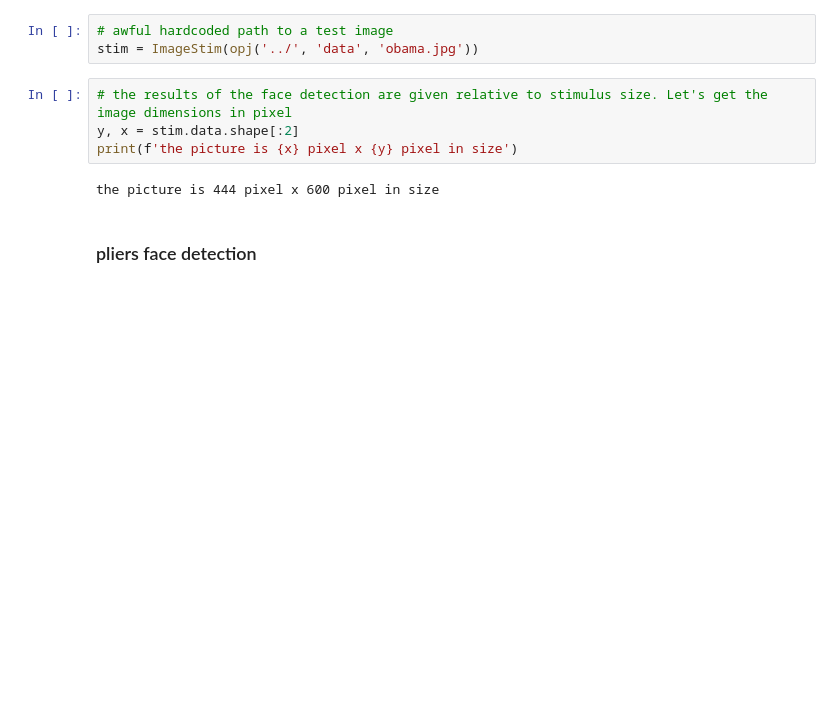
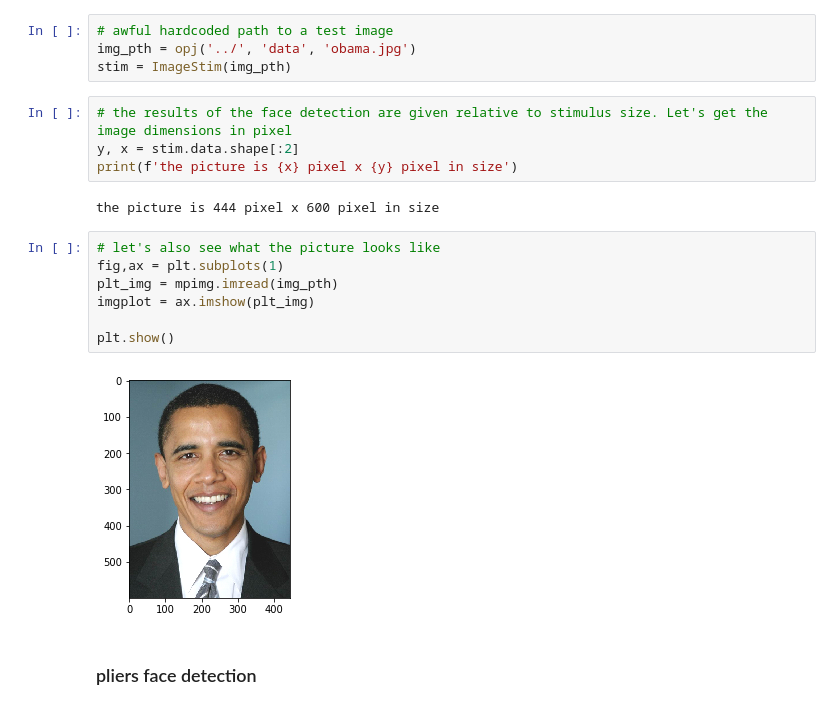
Before and after one commit to jacobtfisher/natstim_neurohack19, a Jupyter notebook: face_annot/code/Facedetection_comparison.ipynb, the cells around one changed output. Drawn from its saved outputs; the diff is of its cells as text; blank space fills up the shorter version.

Commit message:
Added image plotting

```diff
--- a/face_annot/code/Facedetection_comparison.ipynb
+++ b/face_annot/code/Facedetection_comparison.ipynb
@@ -27,12 +29,22 @@ WARNING: Logging before flag parsing goes to stderr.
 # %%
 # awful hardcoded path to a test image
-stim = ImageStim(opj('../', 'data', 'obama.jpg'))
+img_pth = opj('../', 'data', 'obama.jpg')
+stim = ImageStim(img_pth)
 # %%
 # the results of the face detection are given relative to stimulus size. Let's get the image dimensions in pixel
 y, x = stim.data.shape[:2]
 print(f'the picture is {x} pixel x {y} pixel in size')
 # %% [output]
 the picture is 444 pixel x 600 pixel in size
+# %%
+# let's also see what the picture looks like
+fig,ax = plt.subplots(1)
+plt_img = mpimg.imread(img_pth)
+imgplot = ax.imshow(plt_img)
+
+plt.show()
+# %% [output]
+[figure, added]
 # %% [markdown]
 ### pliers face detection
 # %%
```
Also changed, not shown: parts of 3 cells of this notebook.
